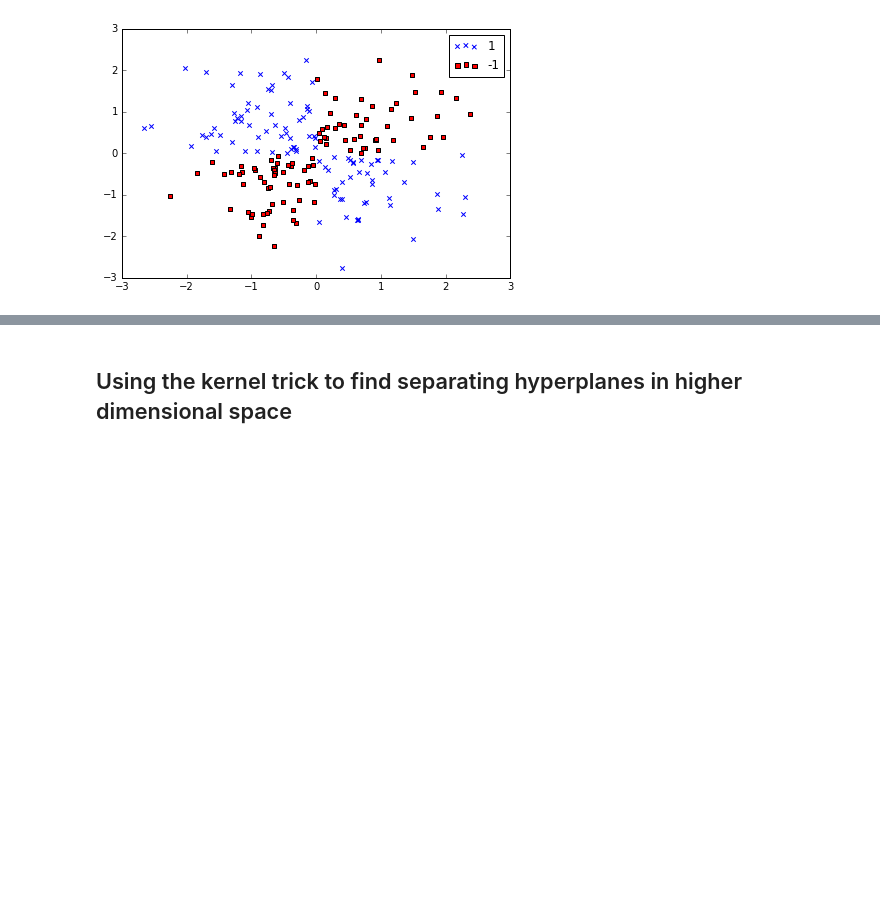
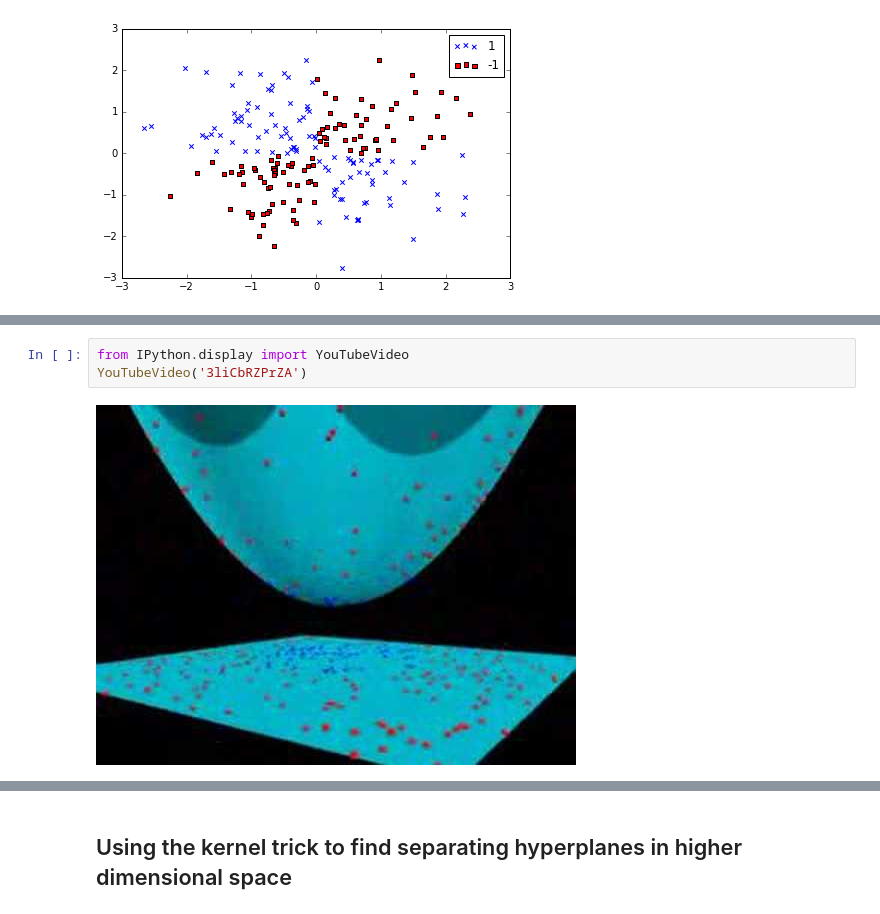
Before and after one commit to rasbt/python-machine-learning-book, a Jupyter notebook: code/ch03/ch03.ipynb, the cells around one changed output, grey strips where cells are left out. Cells and saved outputs as stored; diff of their text form; blank space fills up the shorter version.

```diff
--- a/code/ch03/ch03.ipynb
+++ b/code/ch03/ch03.ipynb
@@ -438,0 +406,5 @@ Image(filename='./images/03_11.png', width=700)
+# %%
+from IPython.display import YouTubeVideo
+YouTubeVideo('3liCbRZPrZA')
+# %% [output]
+[figure, added]
```
Also changed, not shown: parts of 44 cells of this notebook.
